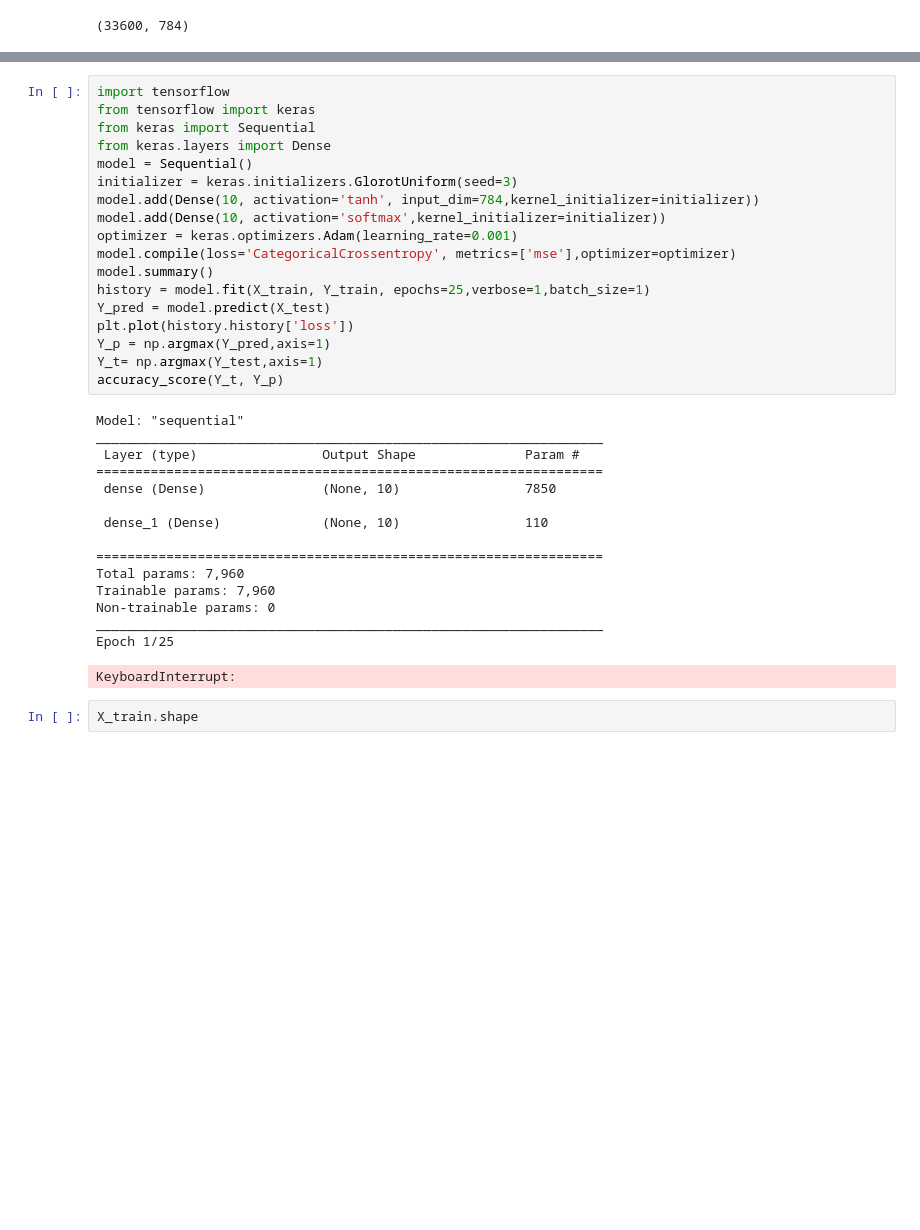
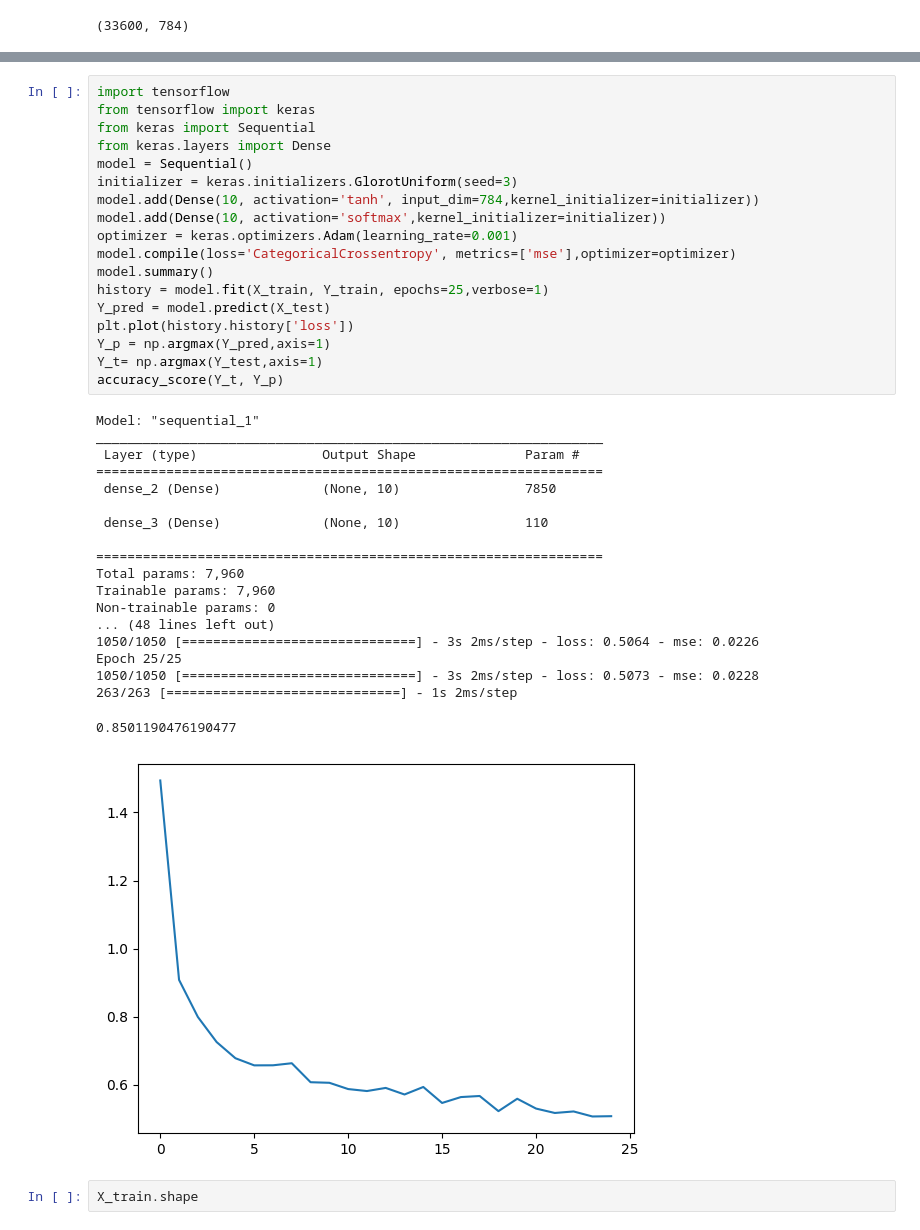
Before and after one commit to ankit869/Multilayer-Neural-Network, a Jupyter notebook: mnist_test.ipynb, the cells around one changed output, grey strips where cells are left out. Saved outputs shown, nothing was run; the diff lists cells and outputs as text; blank space fills up the shorter version.

```diff
--- a/mnist_test.ipynb
+++ b/mnist_test.ipynb
@@ -68,37 +69,41 @@ KeyboardInterrupt:
 # %%
 import tensorflow
 from tensorflow import keras
 from keras import Sequential
 from keras.layers import Dense
 model = Sequential()
 initializer = keras.initializers.GlorotUniform(seed=3)
 model.add(Dense(10, activation='tanh', input_dim=784,kernel_initializer=initializer))
 model.add(Dense(10, activation='softmax',kernel_initializer=initializer))
 optimizer = keras.optimizers.Adam(learning_rate=0.001)
 model.compile(loss='CategoricalCrossentropy', metrics=['mse'],optimizer=optimizer)
 model.summary()
-history = model.fit(X_train, Y_train, epochs=25,verbose=1,batch_size=1)
+history = model.fit(X_train, Y_train, epochs=25,verbose=1)
 Y_pred = model.predict(X_test)
 plt.plot(history.history['loss'])
 Y_p = np.argmax(Y_pred,axis=1)
 Y_t= np.argmax(Y_test,axis=1)
 accuracy_score(Y_t, Y_p)
 # %% [output]
-Model: "sequential"
+Model: "sequential_1"
 _________________________________________________________________
  Layer (type)                Output Shape              Param #
 =================================================================
- dense (Dense)               (None, 10)                7850
+ dense_2 (Dense)             (None, 10)                7850
 
- dense_1 (Dense)             (None, 10)                110
+ dense_3 (Dense)             (None, 10)                110
 
 =================================================================
 Total params: 7,960
 Trainable params: 7,960
 Non-trainable params: 0
-_________________________________________________________________
-Epoch 1/25
+... (48 lines left out)
+1050/1050 [==============================] - 3s 2ms/step - loss: 0.5064 - mse: 0.0226
+Epoch 25/25
+1050/1050 [==============================] - 3s 2ms/step - loss: 0.5073 - mse: 0.0228
+263/263 [==============================] - 1s 2ms/step
-KeyboardInterrupt:
+0.8501190476190477
+[figure, added]
 # %%
 X_train.shape
 # %% [output]
```
Also changed, not shown: parts of 1 cell of this notebook.
